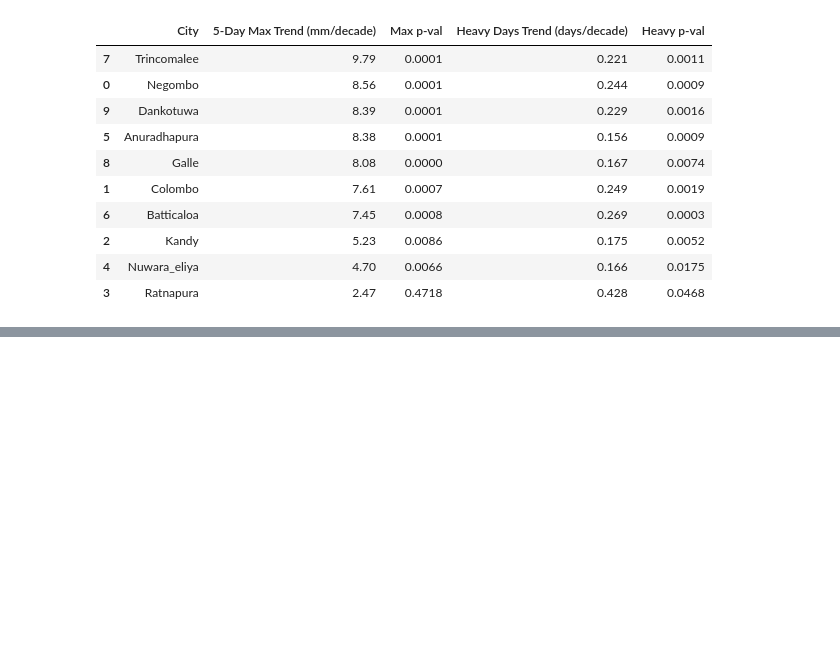
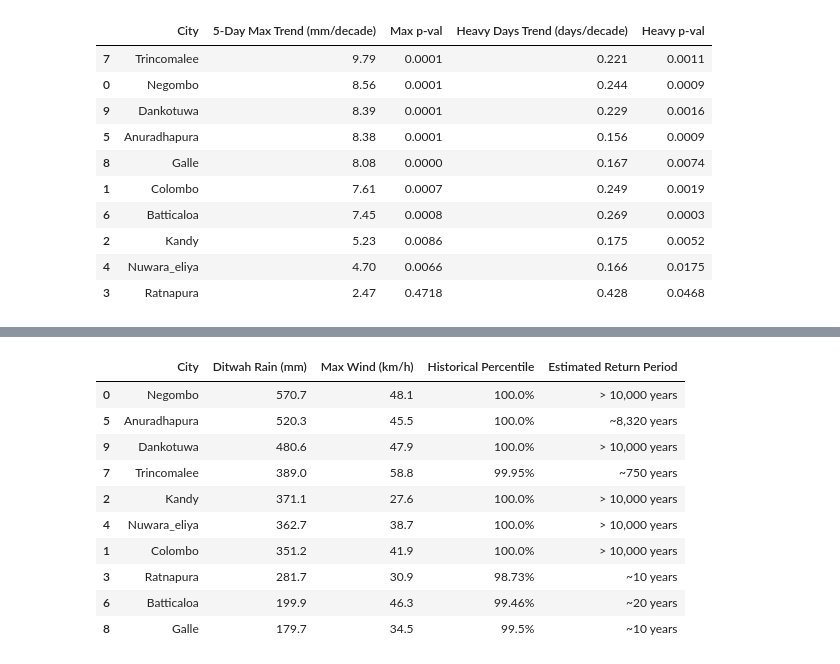
Before and after one commit to nitisha-jayakody/Cyclone_Ditwah_weatherproject, a Jupyter notebook: notebooks/analysis_report.ipynb, the cells around one changed output, grey strips where cells are left out. Drawn from its saved outputs; the diff is of its cells as text; code cells hidden in the pictures; blank space fills up the shorter version.

Commit message:
Add point 3: GEV analysis and map visualisation

```diff
--- a/notebooks/analysis_report.ipynb
+++ b/notebooks/analysis_report.ipynb
@@ -167,0 +174,72 @@ fig.show()
+# %%
+import pandas as pd
+import plotly.express as px
+from ditwah_weather.analysis import calculate_event_rainfall, calculate_historical_percentile, annual_max_window, return_period
+from ditwah_weather.config import LOCATIONS
+
+act3_results = []
+for city in df['city'].unique():
+    city_df = df[df['city'] == city].copy()
+
+    # 1. Event Rainfall (Nov 26-30, 2025)
+    event_rain = calculate_event_rainfall(city_df, start='2025-11-26', end='2025-11-30')
+
+    # 2. Historical Percentile (Compared to all historical 5-day November windows)
+    percentile = calculate_historical_percentile(
+        city_df, event_total=event_rain, window=5, month=11,
+        first_year=1940, last_year=2024
+    )
+
+    # 3. GEV Return Period
+    hist_max = annual_max_window(city_df, window=5, month=11, first_year=1940, last_year=2024)
+    rp = return_period(hist_max.values, event_rain)
+
+    # 4. Wind Speed (Max during event)
+    event_mask = (city_df['date'] >= '2025-11-26') & (city_df['date'] <= '2025-11-30')
+    event_wind = city_df.loc[event_mask, 'wind_speed_10m_max'].max()
+
+    # Format Return Period safely (order of magnitude)
+    if rp == float('inf') or rp > 10000:
+        rp_str = "> 10,000 years"
+    else:
+        # Round to the nearest 10 or 100 to avoid false precision
+        rp_str = f"~{int(round(rp, -1)):,} years"
+
+    act3_results.append({
+        'City': city,
+        'Ditwah Rain (mm)': round(event_rain, 1),
+        'Max Wind (km/h)': round(event_wind, 1),
+        'Historical Percentile': f"{percentile}%",
+        'Estimated Return Period': rp_str
+    })
+
+# Display summary table
+act3_df = pd.DataFrame(act3_results).sort_values('Ditwah Rain (mm)', ascending=False)
+display(act3_df)
+
+# 5. Visualisation: Map of the Cyclone's Footprint
+# Extract coordinates from config.py
+coords = pd.DataFrame([{'City': loc.name, 'lat': loc.latitude, 'lon': loc.longitude} for loc in LOCATIONS])
+map_df = pd.merge(act3_df, coords, on='City')
+
+fig = px.scatter_map(
+    map_df, lat="lat", lon="lon", size="Ditwah Rain (mm)", color="Ditwah Rain (mm)",
+    hover_name="City", hover_data=["Estimated Return Period", "Max Wind (km/h)"],
+    color_continuous_scale="Blues", zoom=6.5, center={"lat": 7.8, "lon": 80.7},
+    title="Cyclone Ditwah: 5-Day Rainfall Distribution (Grid Points)"
+)
+# Note: mapbox_style is also renamed to map_style
+fig.update_layout(map_style="carto-positron", margin={"r":0,"t":40,"l":0,"b":0})
+fig.show()
+# %% [output]
+|  | City | Ditwah Rain (mm) | Max Wind (km/h) | Historical Percentile | Estimated Return Period |
+| 0 | Negombo | 570.7 | 48.1 | 100.0% | > 10,000 years |
+| 5 | Anuradhapura | 520.3 | 45.5 | 100.0% | ~8,320 years |
+| 9 | Dankotuwa | 480.6 | 47.9 | 100.0% | > 10,000 years |
+| 7 | Trincomalee | 389.0 | 58.8 | 99.95% | ~750 years |
+| 2 | Kandy | 371.1 | 27.6 | 100.0% | > 10,000 years |
+| 4 | Nuwara_eliya | 362.7 | 38.7 | 100.0% | > 10,000 years |
+| 1 | Colombo | 351.2 | 41.9 | 100.0% | > 10,000 years |
+| 3 | Ratnapura | 281.7 | 30.9 | 98.73% | ~10 years |
+| 6 | Batticaloa | 199.9 | 46.3 | 99.46% | ~20 years |
+| 8 | Galle | 179.7 | 34.5 | 99.5% | ~10 years |
```
Also changed, not shown: parts of 1 cell of this notebook.
